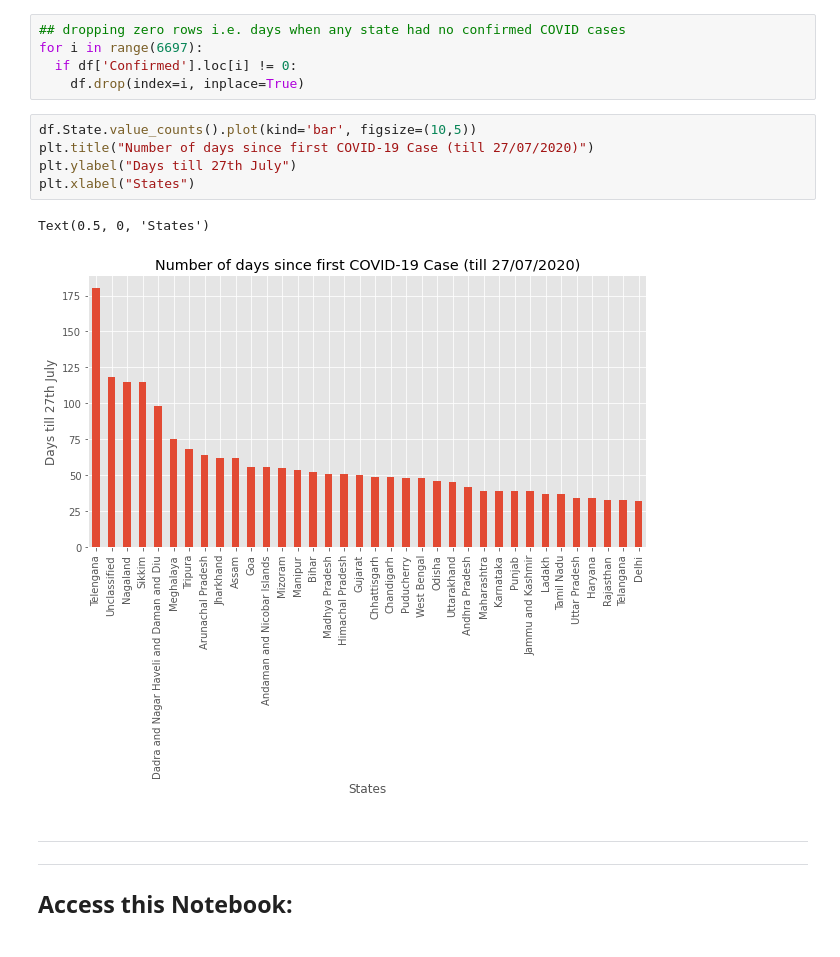
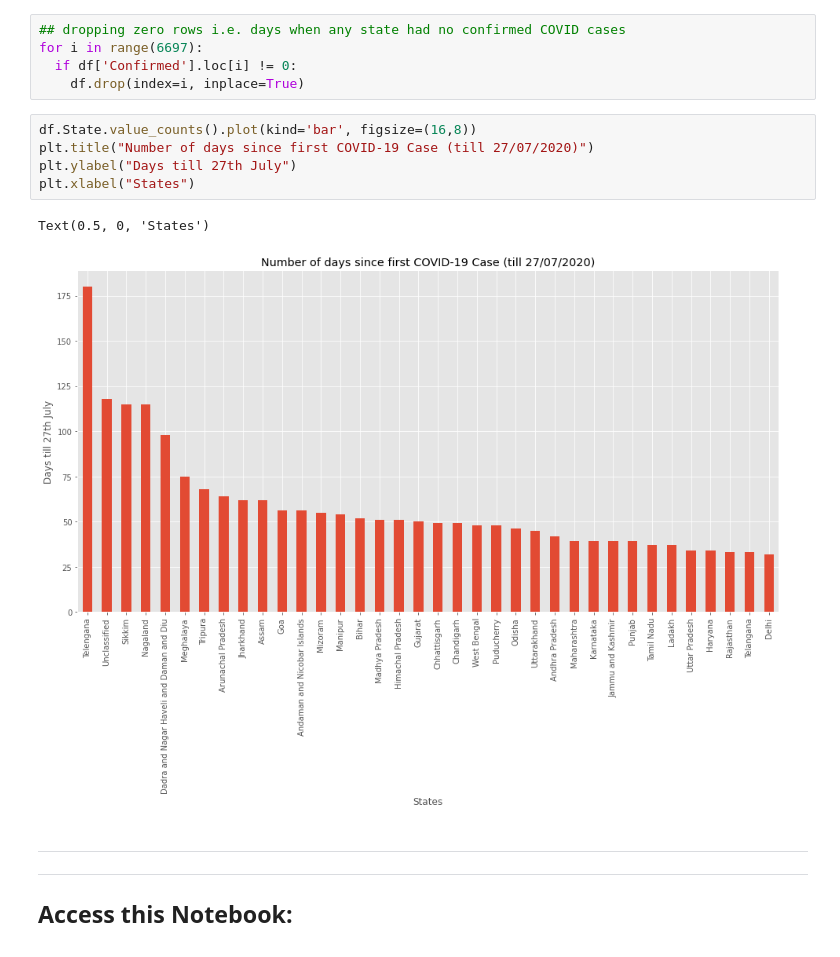
Before and after one commit to ravi-prakash1907/Predictive-Analytics, a Jupyter notebook: Python Basics/matplotlib.ipynb, the cells around one changed output. Drawn from its saved outputs; the diff is of its cells as text.

```diff
--- a/Python Basics/matplotlib.ipynb
+++ b/Python Basics/matplotlib.ipynb
@@ -311,13 +311,13 @@ for i in range(6697):
   if df['Confirmed'].loc[i] != 0:
     df.drop(index=i, inplace=True)
 # %%
-df.State.value_counts().plot(kind='bar', figsize=(10,5))
+df.State.value_counts().plot(kind='bar', figsize=(16,8))
 plt.title("Number of days since first COVID-19 Case (till 27/07/2020)")
 plt.ylabel("Days till 27th July")
 plt.xlabel("States")
 # %% [output]
 Text(0.5, 0, 'States')
-[figure, old version]
+[figure, new version]
 # %% [markdown]
 ---
 ---
```
Also changed, not shown: parts of 2 cells of this notebook.
